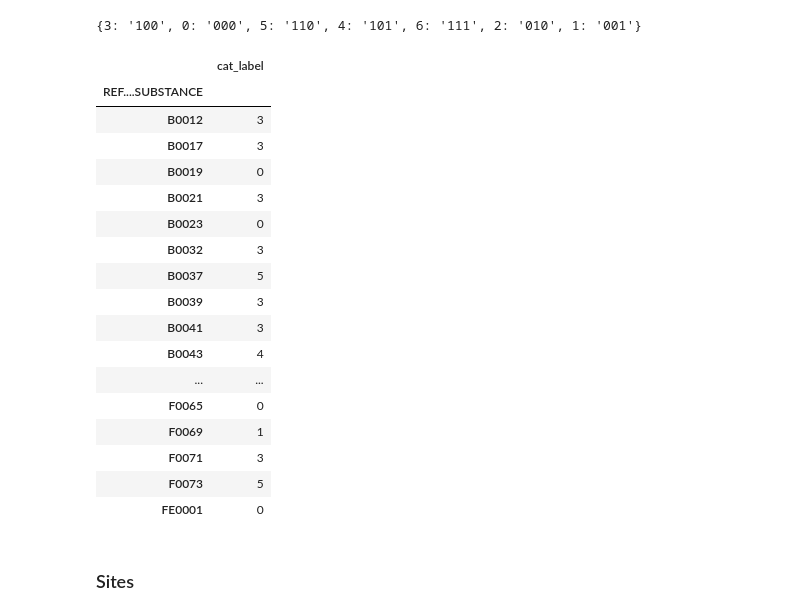
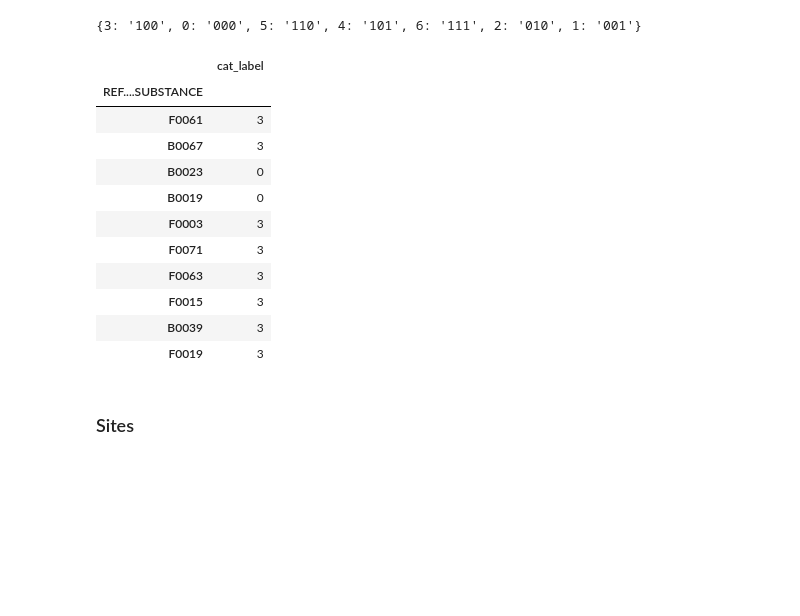
Before and after one commit to Demesmaeker/beeOdiversity, a Jupyter notebook: 01_preprocessing.ipynb, the cells around one changed output. Saved outputs shown, nothing was run; the diff lists cells and outputs as text; code cells hidden in the pictures; blank space fills up the shorter version.

```diff
--- a/01_preprocessing.ipynb
+++ b/01_preprocessing.ipynb
@@ -272,9 +309,9 @@ pesticides_df['nb_fungicides'] = pesticides_df.apply(nb_pesticides, args = fungi
 pesticides_df['nb_insecticides'] = pesticides_df.apply(nb_pesticides, args = insecticides, axis = 1)
 pesticides_df['nb_herbicides'] = pesticides_df.apply(nb_pesticides, args = herbicides, axis = 1)
 # %%
-pesticides_df['lmr_fungicides'] = pesticides_df.apply(lmr_pesticides, args = fungicides, axis = 1)
-pesticides_df['lmr_insecticides'] = pesticides_df.apply(lmr_pesticides, args = insecticides, axis = 1)
-pesticides_df['lmr_herbicides'] = pesticides_df.apply(lmr_pesticides, args = herbicides, axis = 1)
+pesticides_df['mrl_fungicides'] = pesticides_df.apply(lmr_pesticides, args = fungicides, axis = 1)
+pesticides_df['mrl_insecticides'] = pesticides_df.apply(lmr_pesticides, args = insecticides, axis = 1)
+pesticides_df['mrl_herbicides'] = pesticides_df.apply(lmr_pesticides, args = herbicides, axis = 1)
 # %%
 pesticides_df.head(10)
 # %% [output]
@@ -326,6 +363,6 @@ small_pesticides_df.head(5)
 # %%
 group_pesti_df = pesticides_df.groupby('REF....SUBSTANCE').agg(max)
 # %%
-group_pesti_df = group_pesti_df.loc[:,'lmr_fungicides' : 'lmr_herbicides']
-group_pesti_df
+group_pesti_df = group_pesti_df.loc[:,'mrl_fungicides' : 'mrl_herbicides']
+group_pesti_df.sample(10)
 # %% [output]
@@ -352,7 +383,7 @@ group_pesti_df
 # %%
 cat_pesti_df = group_pesti_df.copy(deep=True)
 # %%
-cat_pesti_df['cat'] = cat_pesti_df.apply(lambda x: (str(x['lmr_fungicides']) +
-                                                    str(x['lmr_insecticides']) +
-                                                    str(x['lmr_herbicides']))  , axis=1)
+cat_pesti_df['cat'] = cat_pesti_df.apply(lambda x: (str(x['mrl_fungicides']) +
+                                                    str(x['mrl_insecticides']) +
+                                                    str(x['mrl_herbicides']))  , axis=1)
 # %%
@@ -385,31 +410,25 @@ labels
 # %% [output]
 {3: '100', 0: '000', 5: '110', 4: '101', 6: '111', 2: '010', 1: '001'}
 # %%
-cat_pesti_df = cat_pesti_df.drop(columns=['lmr_fungicides',
-                                          'lmr_insecticides',
-                                          'lmr_herbicides',
+cat_pesti_df = cat_pesti_df.drop(columns=['mrl_fungicides',
+                                          'mrl_insecticides',
+                                          'mrl_herbicides',
                                           'cat'])
 # %%
-cat_pesti_df
+cat_pesti_df.sample(10)
 # %% [output]
 |  | cat_label |
 | REF....SUBSTANCE |  |
-| B0012 | 3 |
-| B0017 | 3 |
+| F0061 | 3 |
+| B0067 | 3 |
+| B0023 | 0 |
 | B0019 | 0 |
-| B0021 | 3 |
-| B0023 | 0 |
-| B0032 | 3 |
-| B0037 | 5 |
+| F0003 | 3 |
+| F0071 | 3 |
+| F0063 | 3 |
+| F0015 | 3 |
 | B0039 | 3 |
-| B0041 | 3 |
-| B0043 | 4 |
-| ... | ... |
-| F0065 | 0 |
-| F0069 | 1 |
-| F0071 | 3 |
-| F0073 | 5 |
-| FE0001 | 0 |
+| F0019 | 3 |
 # %% [markdown]
 ### Sites
 # %% [markdown]
```
Also changed, not shown: parts of 55 cells of this notebook, 3 other files.
